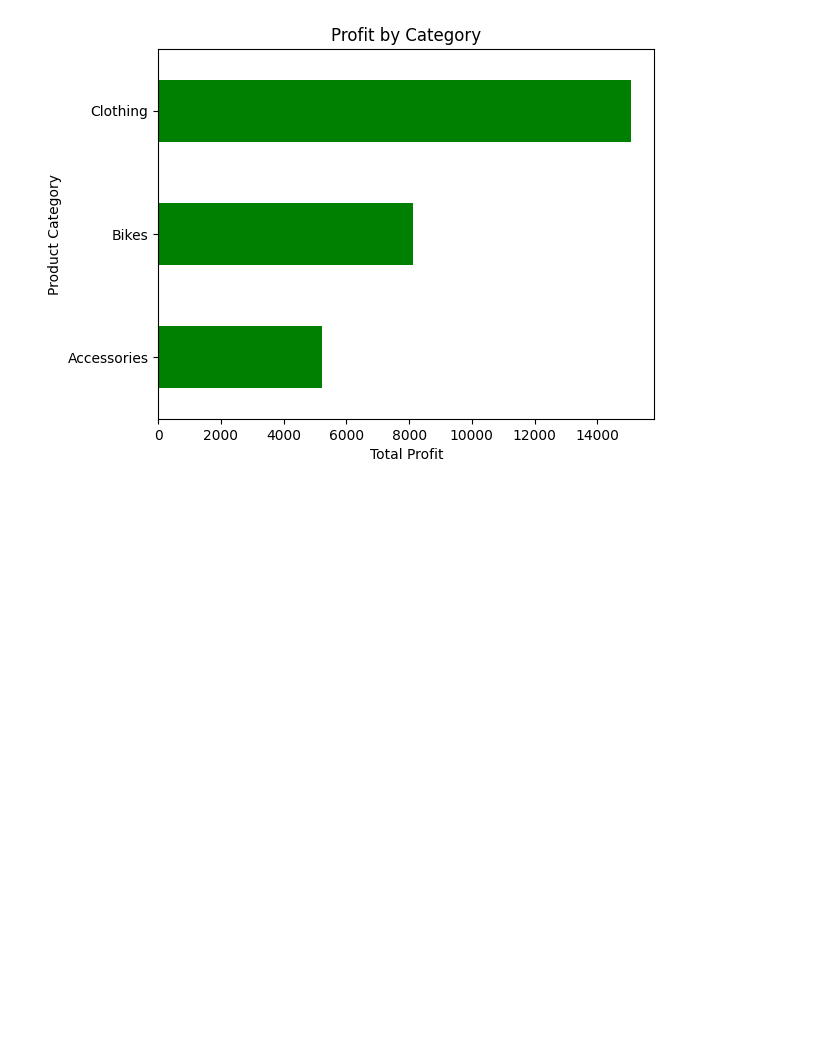
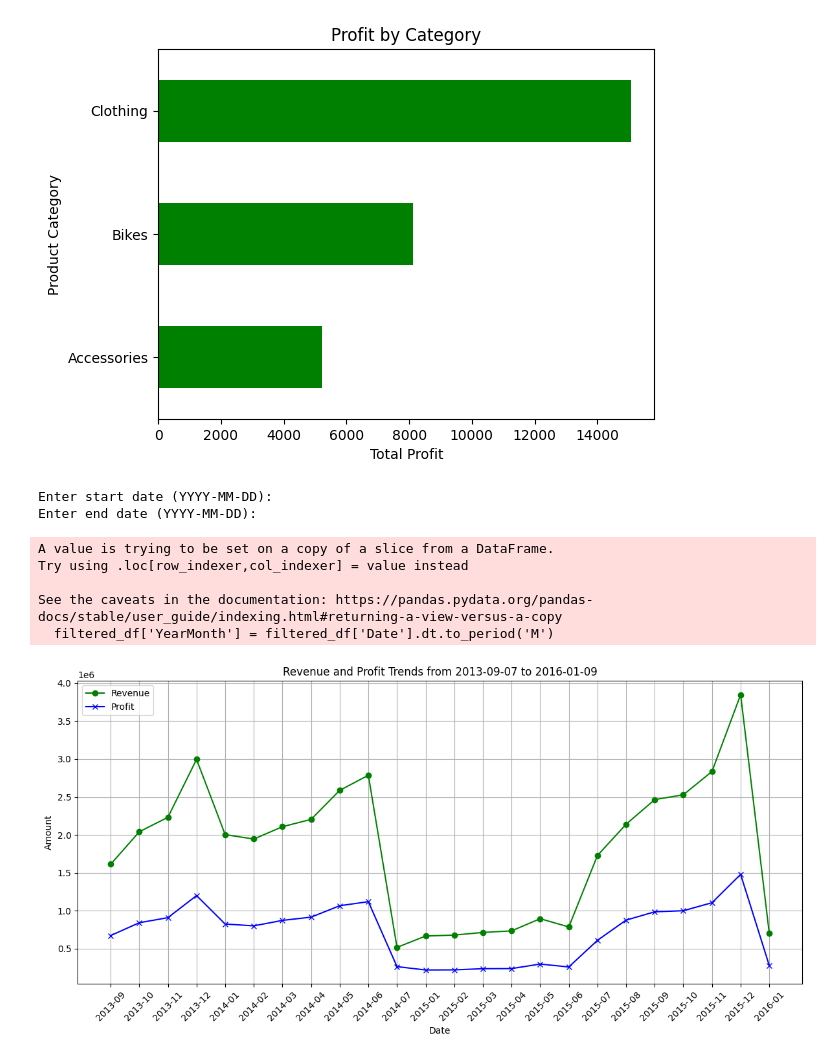
Before and after one commit to Ananthkrishnandayanithi/Entrans_task, a Jupyter notebook: AItask.ipynb, the cells around one changed output. Drawn from its saved outputs; the diff is of its cells as text; code cells hidden in the pictures; blank space fills up the shorter version.

Commit message:
Take user input for start and end month,year. Create a line plot showing revenue and profit trends over each month in this period

```diff
--- a/AItask.ipynb
+++ b/AItask.ipynb
@@ -281,3 +281,66 @@ Name: Profit, dtype: int64
 Summation of Max Profits: 23734
 ------------------------------
 [figure]
+# %%
+import pandas as pd
+import matplotlib.pyplot as plt
+from datetime import datetime
+
+def linegraph(start_date, end_date):
+    try:
+        # Convert the input start and end date to datetime
+        date_format = "%Y-%m-%d"
+        new_startdate = datetime.strptime(start_date, date_format)
+        new_enddate = datetime.strptime(end_date, date_format)
+
+        min_date = df['Date'].min()
+        max_date = df['Date'].max()
+
+        if new_startdate < min_date or new_enddate > max_date:
+            print(f"Error: Start and end dates must be within the range of {min_date} and {max_date}.")
+            return
+
+        if new_startdate > new_enddate:
+            print("Error: Start date cannot be after end date.")
+            return
+
+
+        filtered_df = df[(df['Date'] >= new_startdate) & (df['Date'] <= new_enddate)]
+
+        filtered_df['YearMonth'] = filtered_df['Date'].dt.to_period('M')
+        monthly_data = filtered_df.groupby('YearMonth').agg({'Revenue': 'sum', 'Profit': 'sum'}).reset_index()
+
+        # Plot Revenue and Profit trends over time
+        plt.figure(figsize=(12, 6))
+        plt.plot(monthly_data['YearMonth'].astype(str), monthly_data['Revenue'], marker='o', linestyle='-', color='green', label='Revenue')
+        plt.plot(monthly_data['YearMonth'].astype(str), monthly_data['Profit'], marker='x', linestyle='-', color='blue', label='Profit')
+
+        # Formatting plot
+        plt.title(f"Revenue and Profit Trends from {new_startdate.strftime('%Y-%m-%d')} to {new_enddate.strftime('%Y-%m-%d')}")
+        plt.xlabel('Date')
+        plt.ylabel('Amount')
+        plt.xticks(rotation=45)
+        plt.grid(True)
+        plt.legend()
+        plt.tight_layout()
+        plt.show()
+
+    except ValueError as e:
+        print(f"Error parsing dates: {e}")
+
+# Get user input for start and end dates (YYYY-MM-DD format)
+print("Enter start date (YYYY-MM-DD): ")
+start_date = input().strip()
+print("Enter end date (YYYY-MM-DD): ")
+end_date = input().strip()
+
+linegraph(start_date, end_date)
+# %% [output]
+Enter start date (YYYY-MM-DD):
+Enter end date (YYYY-MM-DD):
+A value is trying to be set on a copy of a slice from a DataFrame.
+Try using .loc[row_indexer,col_indexer] = value instead
+
+See the caveats in the documentation: https://pandas.pydata.org/pandas-docs/stable/user_guide/indexing.html#returning-a-view-versus-a-copy
+  filtered_df['YearMonth'] = filtered_df['Date'].dt.to_period('M')
+[figure, added]
```
